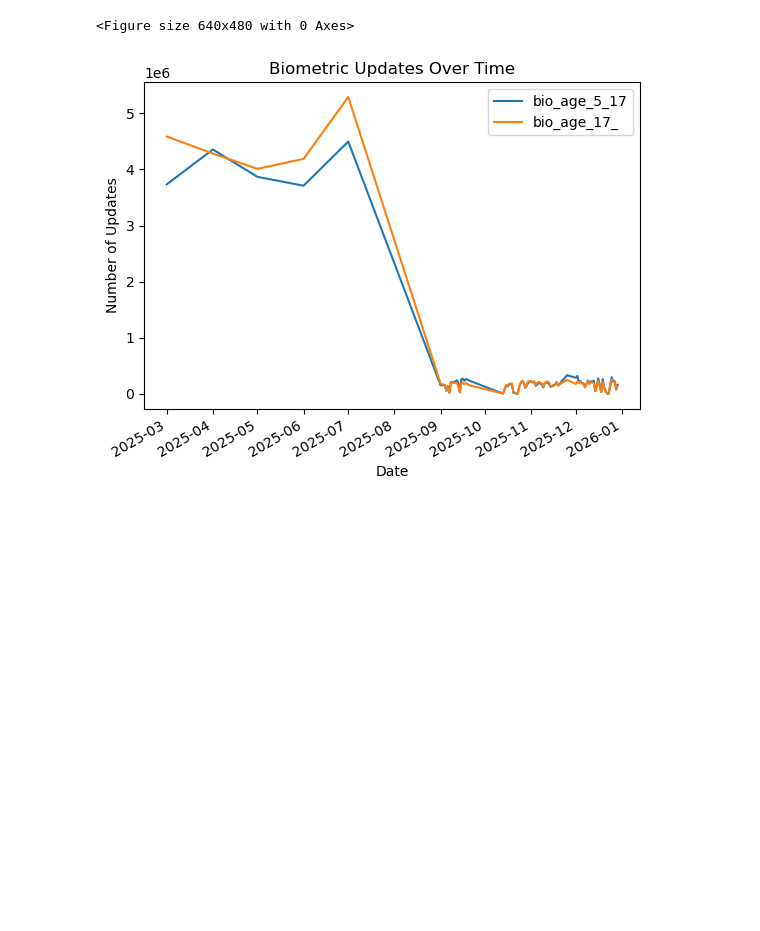
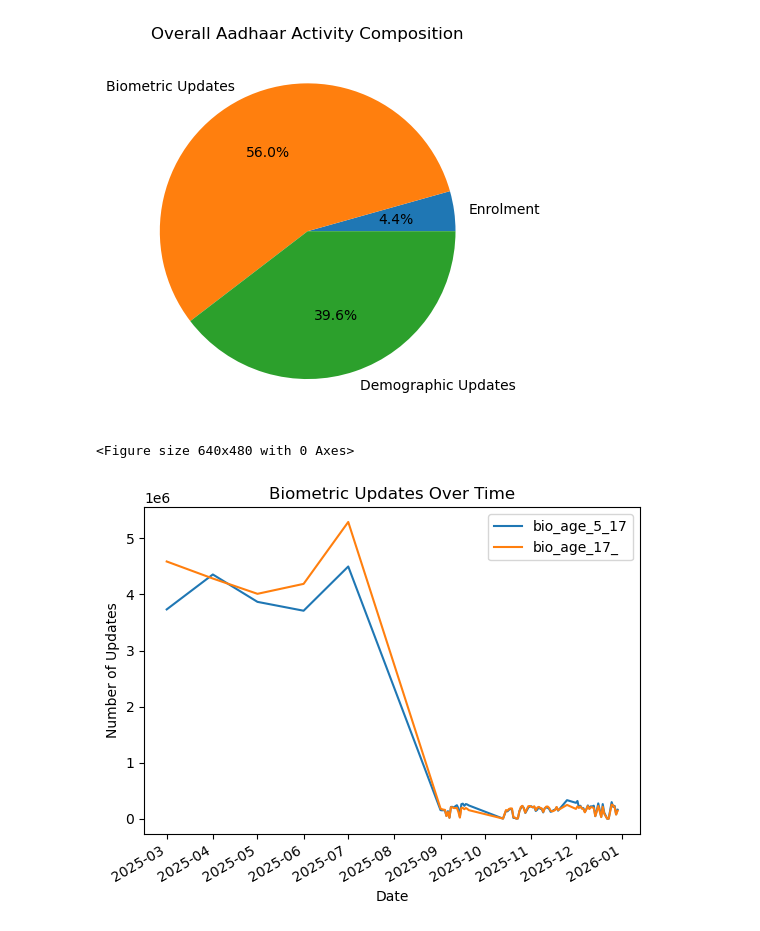
Before and after one commit to NishantRajora/Societal-Trends-in-Aadhaar-Enrolment-and-Updates, a Jupyter notebook: uidai.ipynb, the cells around one changed output. Cells and saved outputs as stored; diff of their text form; code cells hidden in the pictures; blank space fills up the shorter version.

```diff
--- a/uidai.ipynb
+++ b/uidai.ipynb
@@ -12,6 +12,34 @@ enrolment_df = pd.read_csv("aadhaar_enrolment_merged.csv", low_memory=False)
 biometric_df["date"] = pd.to_datetime(biometric_df["date"], dayfirst=True)
 demographic_df["date"] = pd.to_datetime(demographic_df["date"], dayfirst=True)
 enrolment_df["date"] = pd.to_datetime(enrolment_df["date"], dayfirst=True)
+# %%
+# Total enrolments
+total_enrolment = enrolment_df[["age_0_5", "age_5_17", "age_18_greater"]].sum().sum()
+
+# Total biometric updates
+total_biometric = biometric_df[["bio_age_5_17", "bio_age_17_"]].sum().sum()
+
+# Total demographic updates
+total_demographic = demographic_df[["demo_age_5_17", "demo_age_17_"]].sum().sum()
+
+total_activity = total_enrolment + total_biometric + total_demographic
+
+percentages = {
+    "Enrolment": (total_enrolment / total_activity) * 100,
+    "Biometric Updates": (total_biometric / total_activity) * 100,
+    "Demographic Updates": (total_demographic / total_activity) * 100
+}
+# %%
+plt.figure()
+plt.pie(
+    percentages.values(),
+    labels=percentages.keys(),
+    autopct="%1.1f%%"
+)
+plt.title("Overall Aadhaar Activity Composition")
+plt.show()
+# %% [output]
+[figure, added]
 # %%
 # ------------------ Plot 1: Biometric Updates Trend ------------------
 bio_trend = biometric_df.groupby("date")[["bio_age_5_17", "bio_age_17_"]].sum()
```
Also changed, not shown: parts of 4 cells of this notebook.
